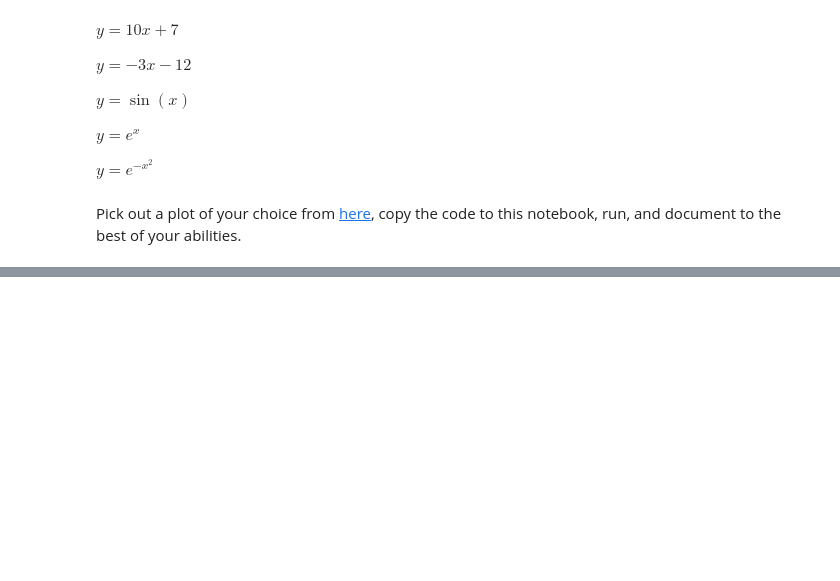
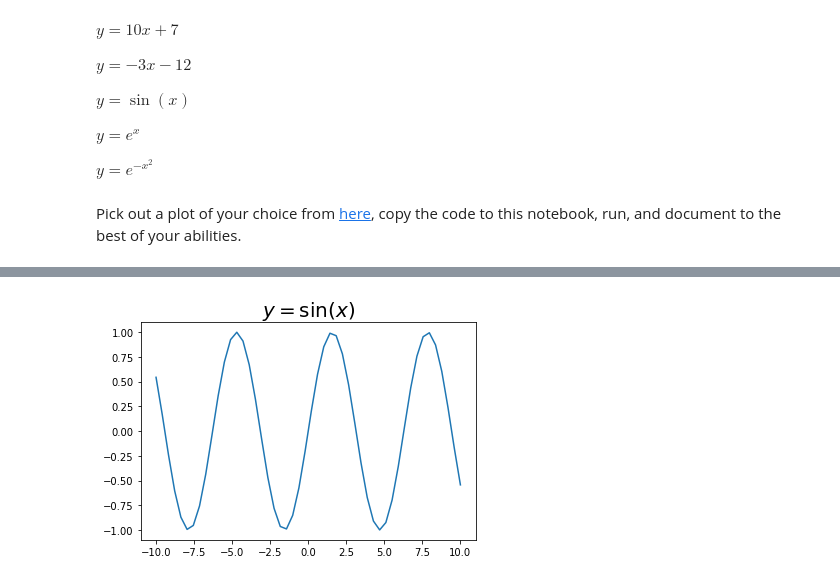
Before and after one commit to Andrewseltzer/Andrewseltzer, a Jupyter notebook: Andrew Seltzer_2023_Lab_1.ipynb, the cells around one changed output, grey strips where cells are left out. Saved outputs shown, nothing was run; the diff lists cells and outputs as text; code cells hidden in the pictures; blank space fills up the shorter version.

```diff
--- a/Andrew Seltzer_2023_Lab_1.ipynb
+++ b/Andrew Seltzer_2023_Lab_1.ipynb
@@ -281,13 +285,15 @@ plt.show()
 # %%
 import numpy as np
 import matplotlib.pyplot as plt
-x = np.arange(-10,10)
+x = np.linspace(-10,10)
 y = np.sin(x)
 
 plt.plot(x,y)
-plt.title(r'$y =/sin(x)$', fontsize=20)
+plt.title(r'$y = \sin(x)$', fontsize=20)
 
 plt.show()
+# %% [output]
+[figure, added]
 # %%
 import numpy as np
 import matplotlib.pyplot as plt
```
Also changed, not shown: parts of 4 cells of this notebook.
